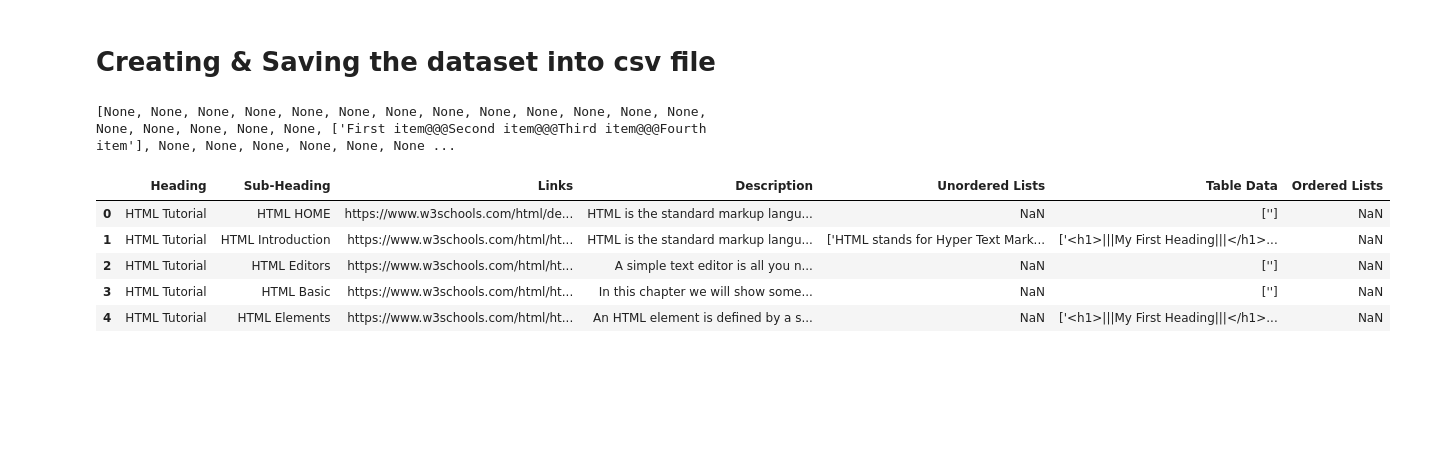
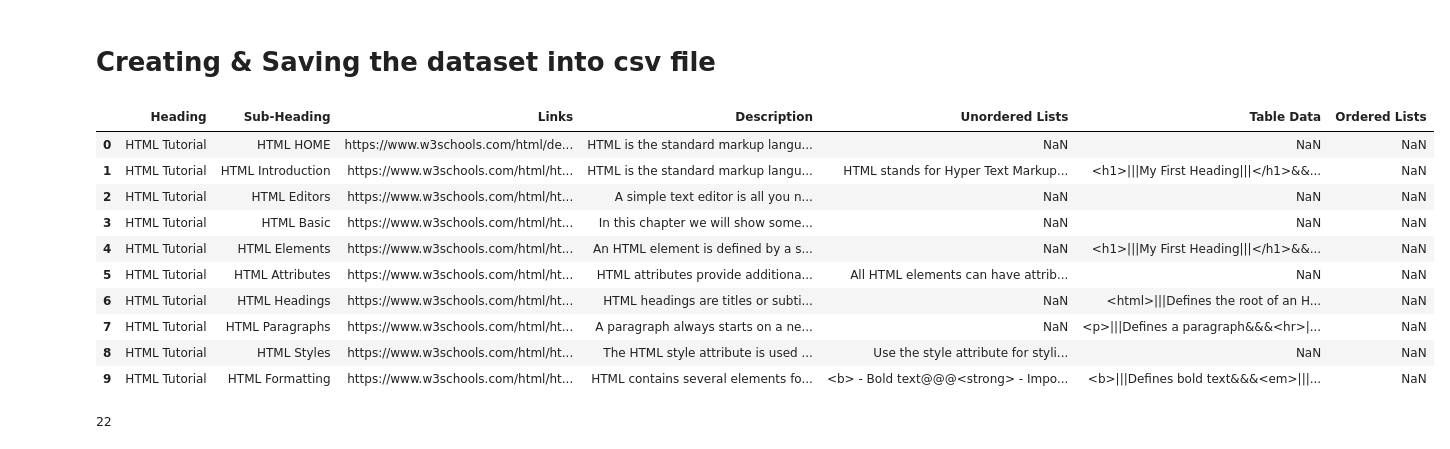
Before and after one commit to nithin-sylesh/OnePercent_Web_Scrapping-, a Jupyter notebook: HTMLWebScrapping.ipynb, the cells around one changed output. Saved outputs shown, nothing was run; the diff lists cells and outputs as text; code cells hidden in the pictures; blank space fills up the shorter version.

Commit message:
Table data in Unordered Lists, Desciption, Table Data columns are restructured

```diff
--- a/HTMLWebScrapping.ipynb
+++ b/HTMLWebScrapping.ipynb
@@ -343,20 +358,29 @@ with open('html_w3school.csv', 'w', encoding='utf8', newline='') as f:
 # %%
 file = pd.read_csv('html_w3school.csv')
 dataset = pd.DataFrame(file)
-# %%
-print(ordered_lists)
-# %% [output]
-[None, None, None, None, None, None, None, None, None, None, None, None, None, None, None, None, None, None, ['First item@@@Second item@@@Third item@@@Fourth item'], None, None, None, None, None, None ...
 # %%
-dataset.head(5)
+dataset.head(10)
 # %% [output]
 |  | Heading | Sub-Heading | Links | Description | Unordered Lists | Table Data | Ordered Lists |
-| 0 | HTML Tutorial | HTML HOME | https://www.w3schools.com/html/de... | HTML is the standard markup langu... | NaN | [''] | NaN |
-| 1 | HTML Tutorial | HTML Introduction | https://www.w3schools.com/html/ht... | HTML is the standard markup langu... | ['HTML stands for Hyper Text Mark... | ['<h1>|||My First Heading|||</h1>... | NaN |
-| 2 | HTML Tutorial | HTML Editors | https://www.w3schools.com/html/ht... | A simple text editor is all you n... | NaN | [''] | NaN |
-| 3 | HTML Tutorial | HTML Basic | https://www.w3schools.com/html/ht... | In this chapter we will show some... | NaN | [''] | NaN |
-| 4 | HTML Tutorial | HTML Elements | https://www.w3schools.com/html/ht... | An HTML element is defined by a s... | NaN | ['<h1>|||My First Heading|||</h1>... | NaN |
+| 0 | HTML Tutorial | HTML HOME | https://www.w3schools.com/html/de... | HTML is the standard markup langu... | NaN | NaN | NaN |
+| 1 | HTML Tutorial | HTML Introduction | https://www.w3schools.com/html/ht... | HTML is the standard markup langu... | HTML stands for Hyper Text Markup... | <h1>|||My First Heading|||</h1>&&... | NaN |
+| 2 | HTML Tutorial | HTML Editors | https://www.w3schools.com/html/ht... | A simple text editor is all you n... | NaN | NaN | NaN |
+| 3 | HTML Tutorial | HTML Basic | https://www.w3schools.com/html/ht... | In this chapter we will show some... | NaN | NaN | NaN |
+| 4 | HTML Tutorial | HTML Elements | https://www.w3schools.com/html/ht... | An HTML element is defined by a s... | NaN | <h1>|||My First Heading|||</h1>&&... | NaN |
+| 5 | HTML Tutorial | HTML Attributes | https://www.w3schools.com/html/ht... | HTML attributes provide additiona... | All HTML elements can have attrib... | NaN | NaN |
+| 6 | HTML Tutorial | HTML Headings | https://www.w3schools.com/html/ht... | HTML headings are titles or subti... | NaN | <html>|||Defines the root of an H... | NaN |
+| 7 | HTML Tutorial | HTML Paragraphs | https://www.w3schools.com/html/ht... | A paragraph always starts on a ne... | NaN | <p>|||Defines a paragraph&&&<hr>|... | NaN |
+| 8 | HTML Tutorial | HTML Styles | https://www.w3schools.com/html/ht... | The HTML style attribute is used ... | Use the style attribute for styli... | NaN | NaN |
+| 9 | HTML Tutorial | HTML Formatting | https://www.w3schools.com/html/ht... | HTML contains several elements fo... | <b> - Bold text@@@<strong> - Impo... | <b>|||Defines bold text&&&<em>|||... | NaN |
 # %%
+cnt = 0
 for i in range(len(dataset['Table Data'])):
-    if len(dataset['Table Data'][i]) == 4:
-        dataset['Table Data'][i] = None
+    try:
+        if len(dataset['Table Data'][i]) == 4:
+            dataset['Table Data'][i] = None
+    except TypeError:
+        cnt += 1
+#         print(dataset['Table Data'][i])
+print(cnt)
+# %% [output]
+22
```
Also changed, not shown: parts of 6 cells of this notebook.
